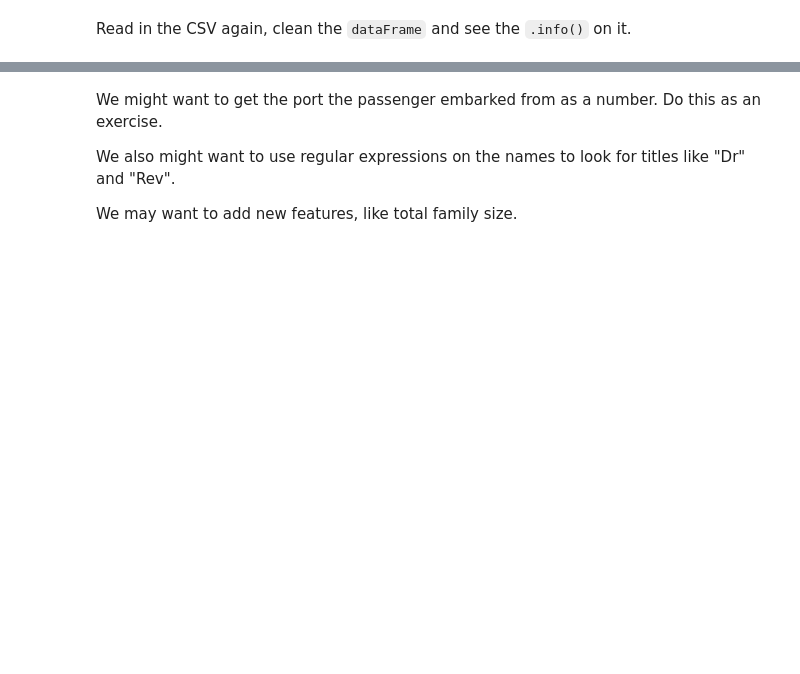
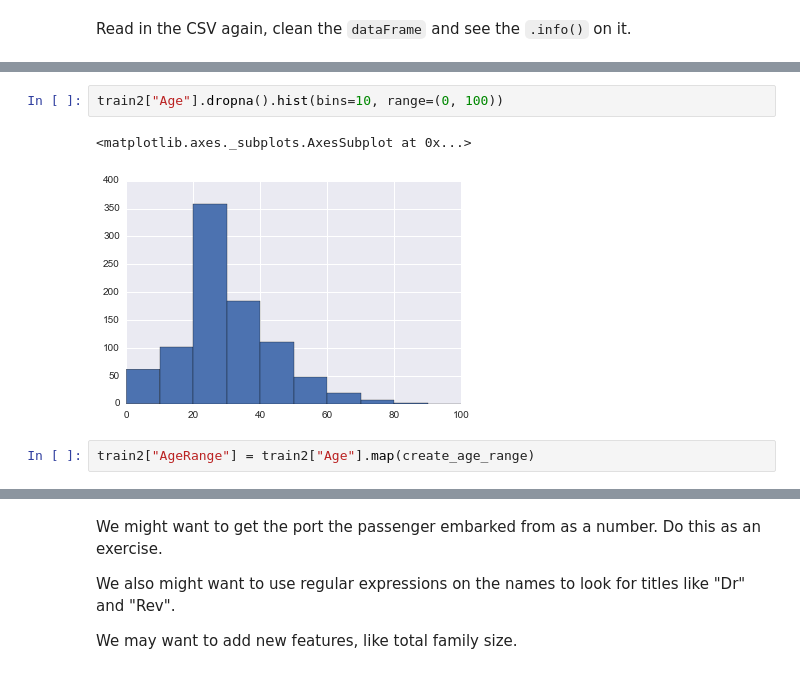
Before and after one commit to tiy-gvl-python-2015-09/titanic, a Jupyter notebook: titanic_prediction.ipynb, the cells around one changed output, grey strips where cells are left out. Saved outputs shown, nothing was run; the diff lists cells and outputs as text; blank space fills up the shorter version.

```diff
--- a/titanic_prediction.ipynb
+++ b/titanic_prediction.ipynb
@@ -355,0 +409,7 @@ train2_clean = clean(train2)
+# %%
+train2["Age"].dropna().hist(bins=10, range=(0, 100))
+# %% [output]
+<matplotlib.axes._subplots.AxesSubplot at 0x...>
+[figure, added]
+# %%
+train2["AgeRange"] = train2["Age"].map(create_age_range)
```
Also changed, not shown: parts of 15 cells of this notebook.
